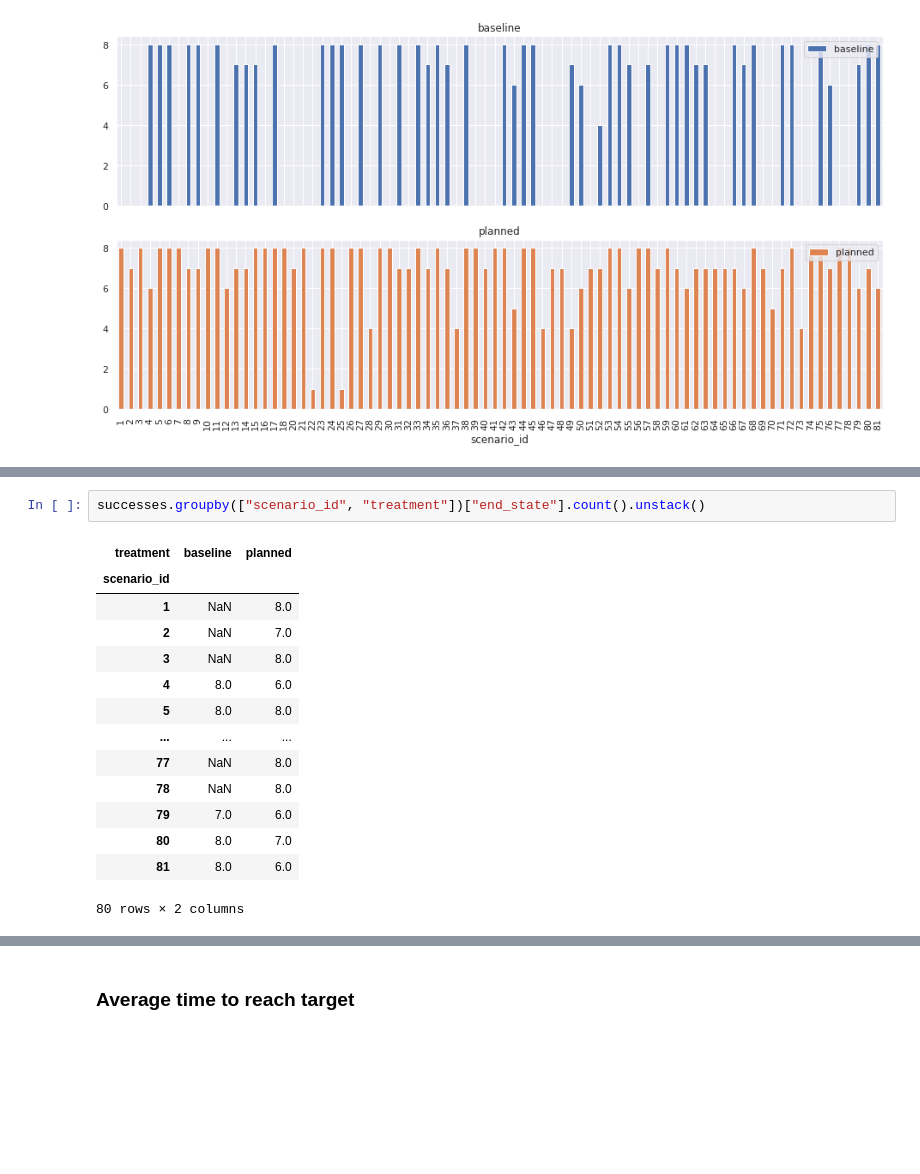
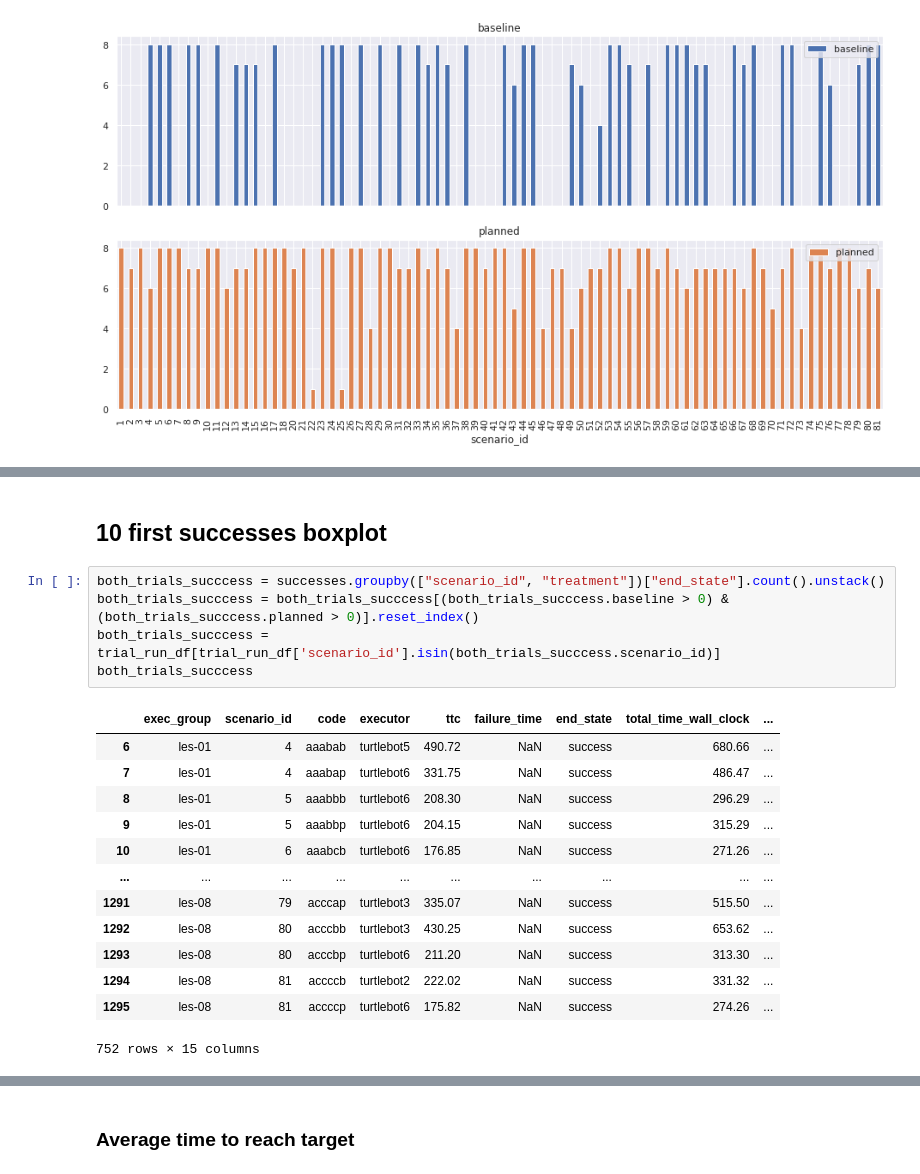
Before and after one commit to VicenteMoraes/hmrs_analysis, a Jupyter notebook: notebooks/Analysis.ipynb, the cells around one changed output, grey strips where cells are left out. Cells and saved outputs as stored; diff of their text form; blank space fills up the shorter version.

```diff
--- a/notebooks/Analysis.ipynb
+++ b/notebooks/Analysis.ipynb
@@ -359,17 +344,21 @@ sns.scatterplot(x="scenario_id", y="end_state", hue="treatment", data=counts)
-# %%
-successes.groupby(["scenario_id", "treatment"])["end_state"].count().unstack()
-# %% [output]
-| treatment | baseline | planned |
-| scenario_id |  |  |
-| 1 | NaN | 8.0 |
-| 2 | NaN | 7.0 |
-| 3 | NaN | 8.0 |
-| 4 | 8.0 | 6.0 |
-| 5 | 8.0 | 8.0 |
-| ... | ... | ... |
-| 77 | NaN | 8.0 |
-| 78 | NaN | 8.0 |
-| 79 | 7.0 | 6.0 |
-| 80 | 8.0 | 7.0 |
-| 81 | 8.0 | 6.0 |
-80 rows × 2 columns
+# %% [markdown]
+## 10 first successes boxplot
+# %%
+both_trials_succcess = successes.groupby(["scenario_id", "treatment"])["end_state"].count().unstack()
+both_trials_succcess = both_trials_succcess[(both_trials_succcess.baseline > 0) & (both_trials_succcess.planned > 0)].reset_index()
+both_trials_succcess = trial_run_df[trial_run_df['scenario_id'].isin(both_trials_succcess.scenario_id)]
+both_trials_succcess
+# %% [output]
+|  | exec_group | scenario_id | code | executor | ttc | failure_time | end_state | total_time_wall_clock | ... |
+| 6 | les-01 | 4 | aaabab | turtlebot5 | 490.72 | NaN | success | 680.66 | ... |
+| 7 | les-01 | 4 | aaabap | turtlebot6 | 331.75 | NaN | success | 486.47 | ... |
+| 8 | les-01 | 5 | aaabbb | turtlebot6 | 208.30 | NaN | success | 296.29 | ... |
+| 9 | les-01 | 5 | aaabbp | turtlebot6 | 204.15 | NaN | success | 315.29 | ... |
+| 10 | les-01 | 6 | aaabcb | turtlebot6 | 176.85 | NaN | success | 271.26 | ... |
+| ... | ... | ... | ... | ... | ... | ... | ... | ... | ... |
+| 1291 | les-08 | 79 | acccap | turtlebot3 | 335.07 | NaN | success | 515.50 | ... |
+| 1292 | les-08 | 80 | acccbb | turtlebot3 | 430.25 | NaN | success | 653.62 | ... |
+| 1293 | les-08 | 80 | acccbp | turtlebot6 | 211.20 | NaN | success | 313.30 | ... |
+| 1294 | les-08 | 81 | accccb | turtlebot2 | 222.02 | NaN | success | 331.32 | ... |
+| 1295 | les-08 | 81 | accccp | turtlebot6 | 175.82 | NaN | success | 274.26 | ... |
+752 rows × 15 columns
```
Also changed, not shown: parts of 13 cells of this notebook.
